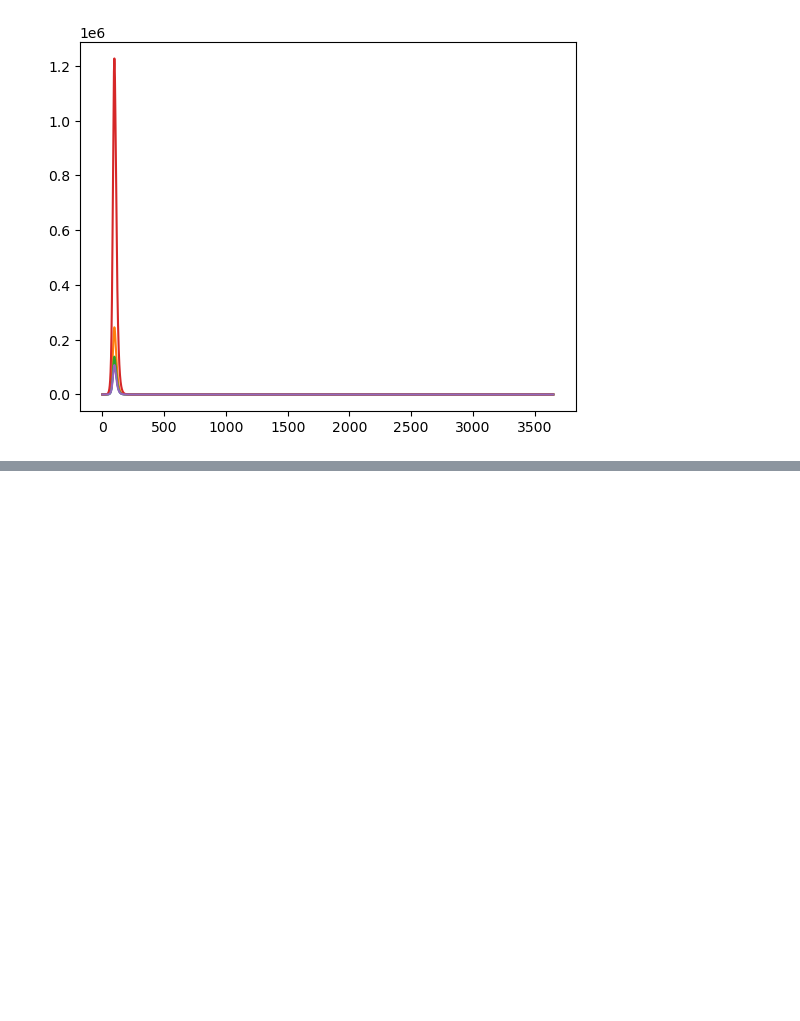
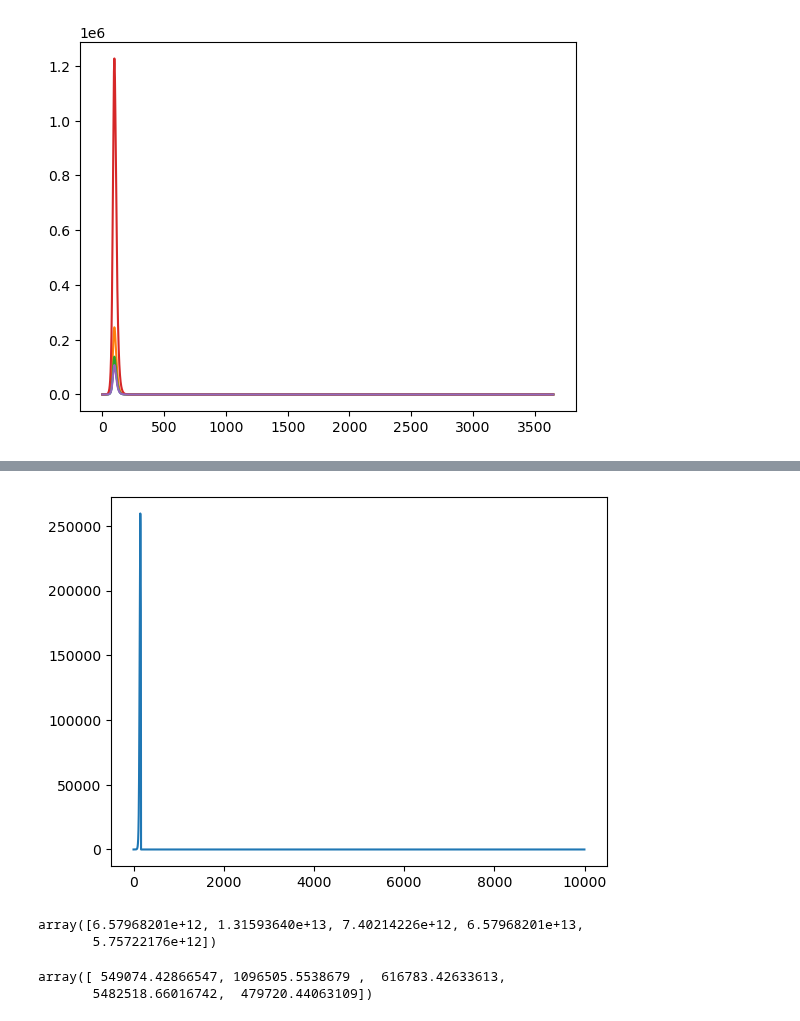
Before and after one commit to denisecammarota/vaccine-dengue-BR, a Jupyter notebook: Basic_Model.ipynb, the cells around one changed output, grey strips where cells are left out. Drawn from its saved outputs; the diff is of its cells as text; code cells hidden in the pictures; blank space fills up the shorter version.

```diff
--- a/Basic_Model.ipynb
+++ b/Basic_Model.ipynb
@@ -207,0 +326,16 @@ plt.plot(t_total,ret[:,5:10]*pop)
+# %%
+# plot of new infected per day over time, summing over all age groups
+plt.plot(pop*(ret[1:,15:] - ret[:-1,15:]).sum(axis = 1))
+plt.show()
+# %% [output]
+[figure, added]
+# %%
+prop_pop
+# %% [output]
+array([6.57968201e+12, 1.31593640e+13, 7.40214226e+12, 6.57968201e+13,
+       5.75722176e+12])
+# %%
+pop*(ret[1:,15:] - ret[:-1,15:]).sum(axis = 0)
+# %% [output]
+array([ 549074.42866547, 1096505.5538679 ,  616783.42633613,
+       5482518.66016742,  479720.44063109])
```
Also changed, not shown: parts of 14 cells of this notebook.
